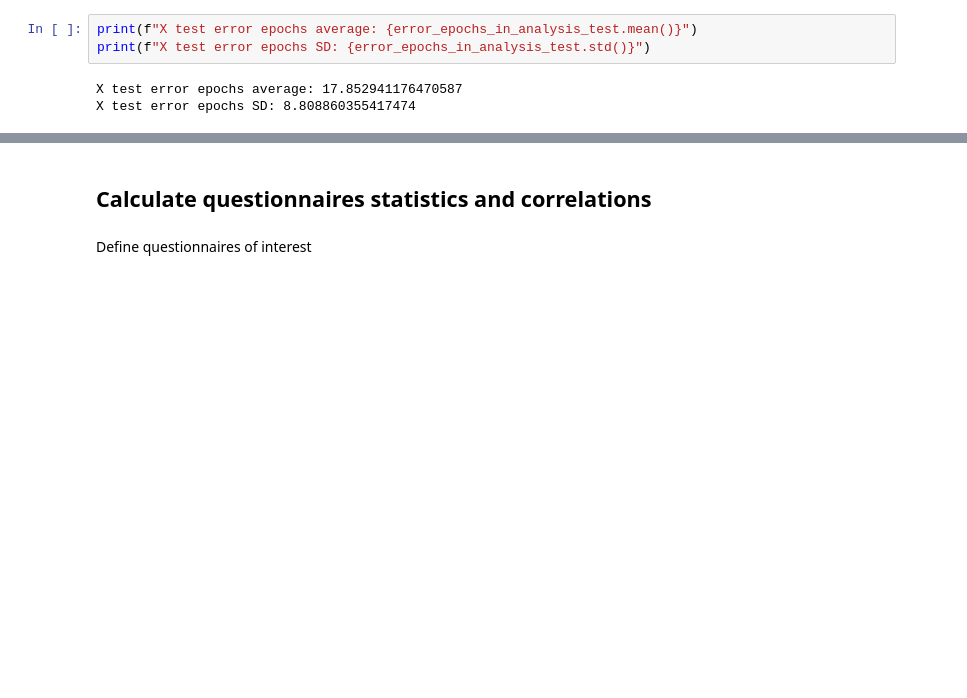
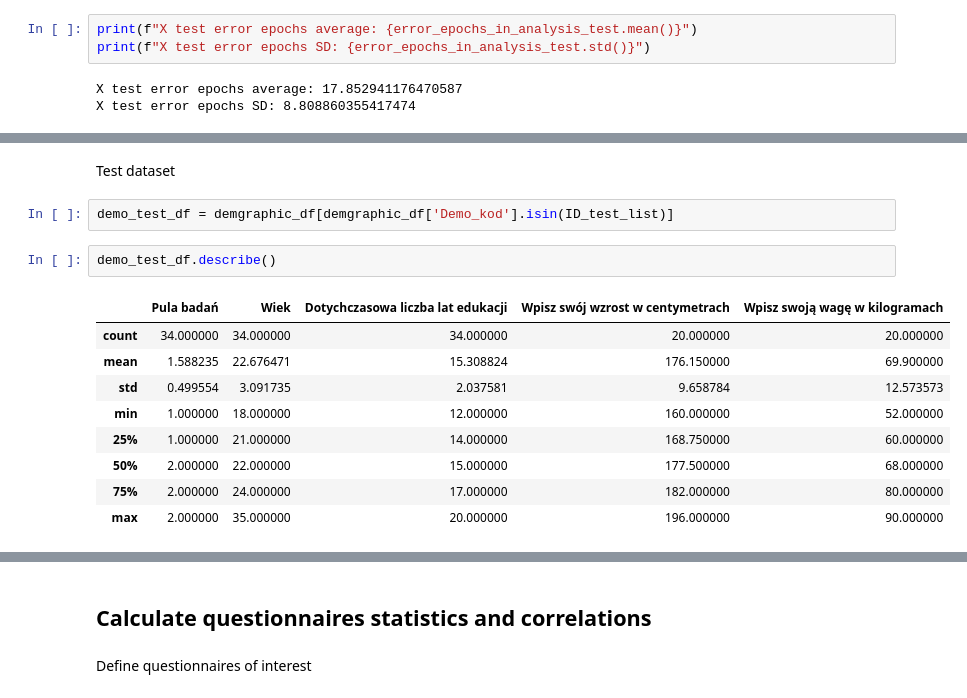
Before and after one commit to abelowska/erroneurous, a Jupyter notebook: notebooks/behavioral_results.ipynb, the cells around one changed output, grey strips where cells are left out. Cells and saved outputs as stored; diff of their text form; blank space fills up the shorter version.

```diff
--- a/notebooks/behavioral_results.ipynb
+++ b/notebooks/behavioral_results.ipynb
@@ -448,0 +504,16 @@ X test error epochs SD: 8.808860355417474
+# %% [markdown]
+Test dataset
+# %%
+demo_test_df = demgraphic_df[demgraphic_df['Demo_kod'].isin(ID_test_list)]
+# %%
+demo_test_df.describe()
+# %% [output]
+|  | Pula badań | Wiek | Dotychczasowa liczba lat edukacji | Wpisz swój wzrost w centymetrach | Wpisz swoją wagę w kilogramach |
+| count | 34.000000 | 34.000000 | 34.000000 | 20.000000 | 20.000000 |
+| mean | 1.588235 | 22.676471 | 15.308824 | 176.150000 | 69.900000 |
+| std | 0.499554 | 3.091735 | 2.037581 | 9.658784 | 12.573573 |
+| min | 1.000000 | 18.000000 | 12.000000 | 160.000000 | 52.000000 |
+| 25% | 1.000000 | 21.000000 | 14.000000 | 168.750000 | 60.000000 |
+| 50% | 2.000000 | 22.000000 | 15.000000 | 177.500000 | 68.000000 |
+| 75% | 2.000000 | 24.000000 | 17.000000 | 182.000000 | 80.000000 |
+| max | 2.000000 | 35.000000 | 20.000000 | 196.000000 | 90.000000 |
```
Also changed, not shown: parts of 16 cells of this notebook.
